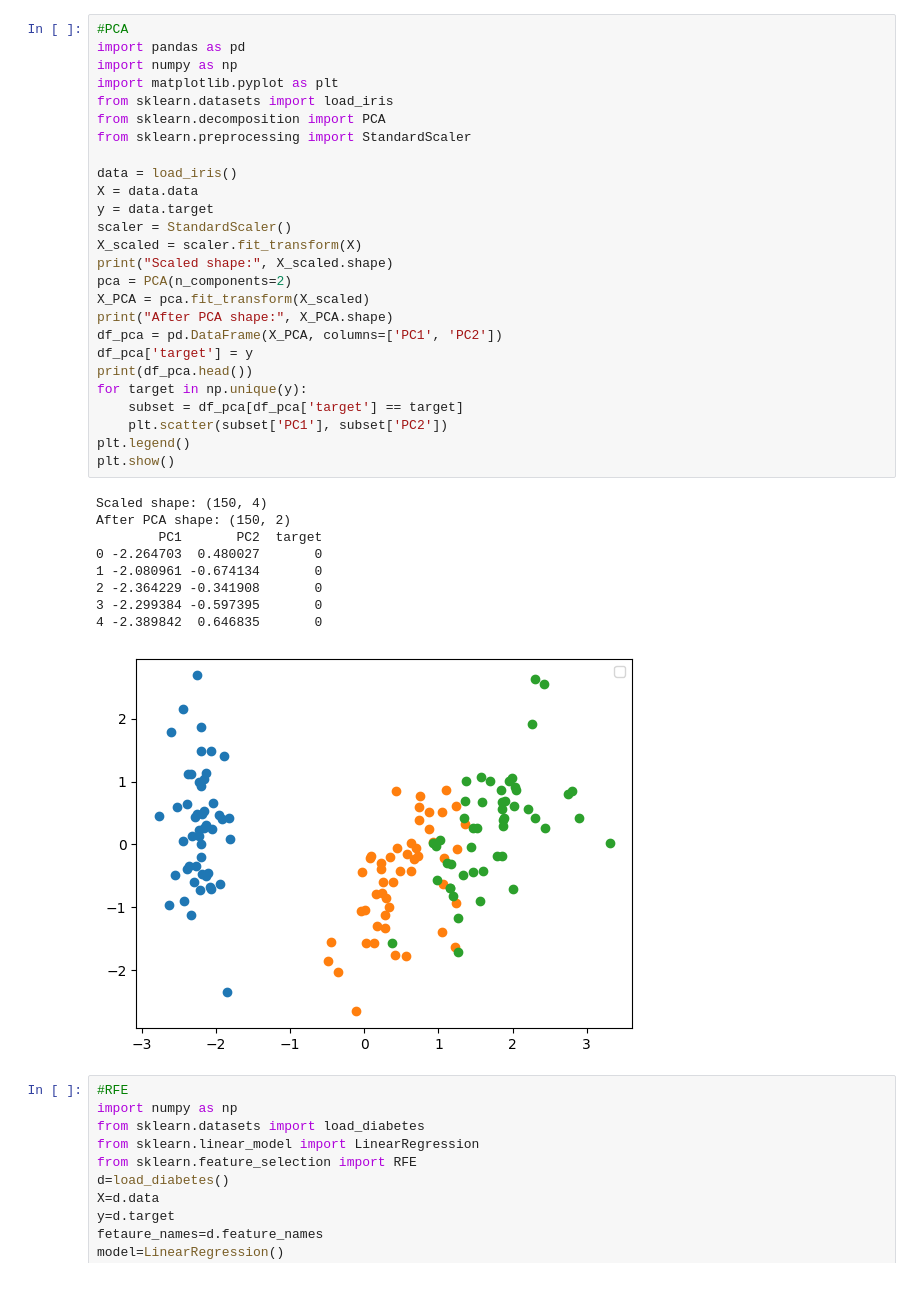
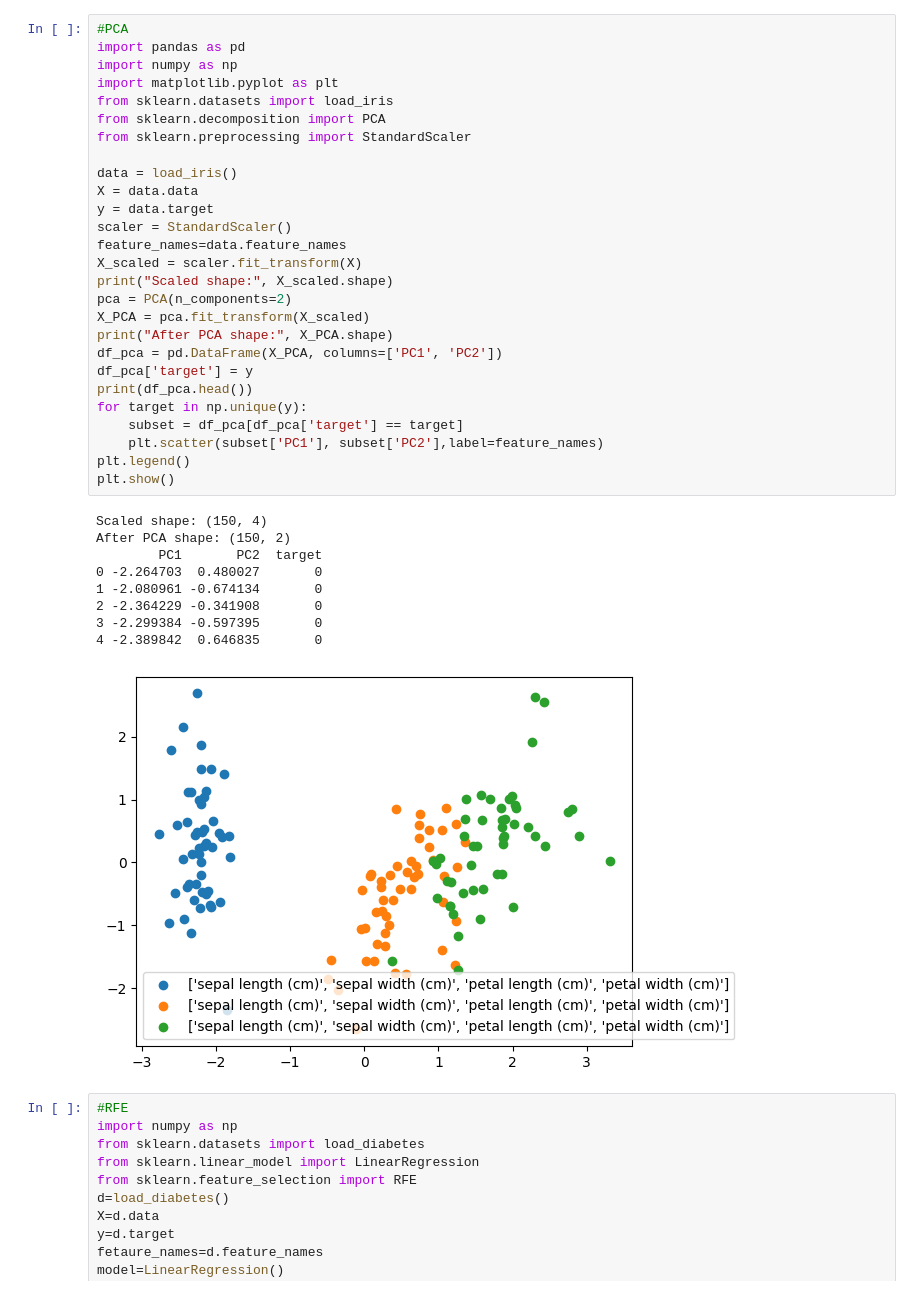
Before and after one commit to rajashekhar227/raja, a Jupyter notebook: chapter_appendix-tools-for-deep-learning/jupyter.ipynb, the cells around one changed output. Saved outputs shown, nothing was run; the diff lists cells and outputs as text.

```diff
--- a/chapter_appendix-tools-for-deep-learning/jupyter.ipynb
+++ b/chapter_appendix-tools-for-deep-learning/jupyter.ipynb
@@ -158,35 +158,36 @@ import numpy as np
 import matplotlib.pyplot as plt
 from sklearn.datasets import load_iris
 from sklearn.decomposition import PCA
 from sklearn.preprocessing import StandardScaler
 
 data = load_iris()
 X = data.data
 y = data.target
 scaler = StandardScaler()
+feature_names=data.feature_names
 X_scaled = scaler.fit_transform(X)
 print("Scaled shape:", X_scaled.shape)
 pca = PCA(n_components=2)
 X_PCA = pca.fit_transform(X_scaled)
 print("After PCA shape:", X_PCA.shape)
 df_pca = pd.DataFrame(X_PCA, columns=['PC1', 'PC2'])
 df_pca['target'] = y
 print(df_pca.head())
 for target in np.unique(y):
     subset = df_pca[df_pca['target'] == target]
-    plt.scatter(subset['PC1'], subset['PC2'])
+    plt.scatter(subset['PC1'], subset['PC2'],label=feature_names)
 plt.legend()
 plt.show()
 # %% [output]
 Scaled shape: (150, 4)
 After PCA shape: (150, 2)
         PC1       PC2  target
 0 -2.264703  0.480027       0
 1 -2.080961 -0.674134       0
 2 -2.364229 -0.341908       0
 3 -2.299384 -0.597395       0
 4 -2.389842  0.646835       0
-[figure, old version]
+[figure, new version]
 # %%
 #RFE
 import numpy as np
```
Also changed, not shown: parts of 3 cells of this notebook.
